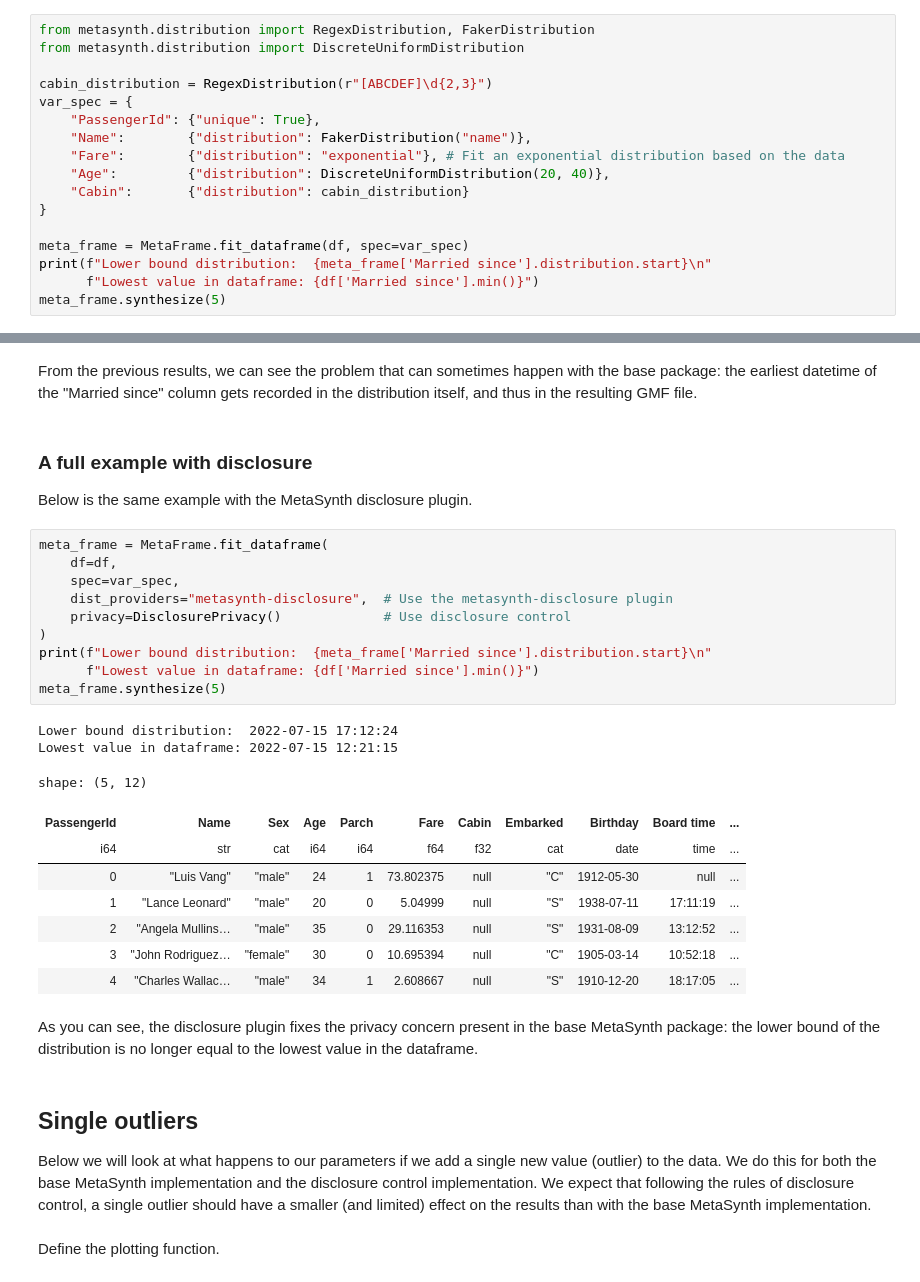
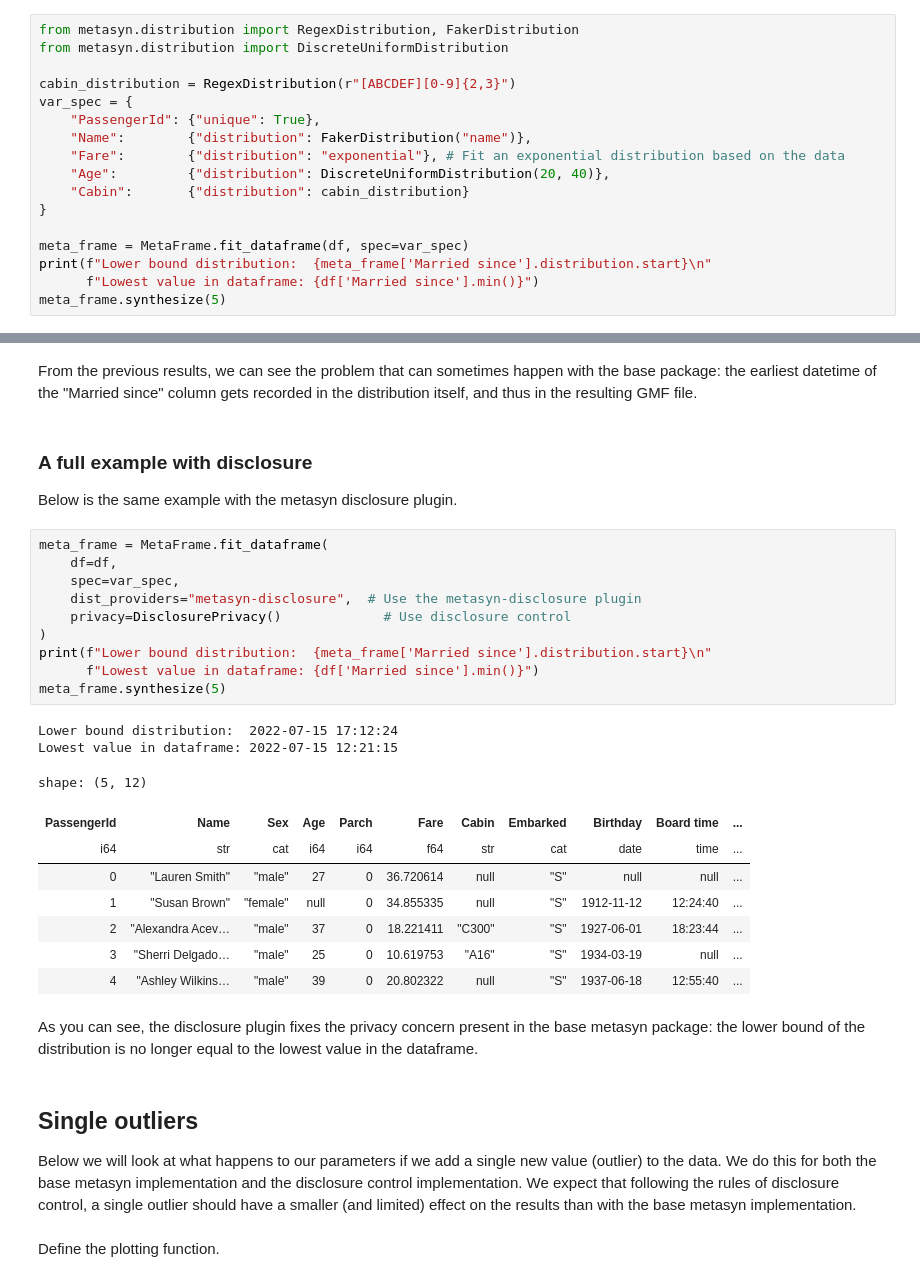
Before and after one commit to sodascience/metasyn-disclosure-control, a Jupyter notebook: examples/tutorial.ipynb, the cells around one changed output, grey strips where cells are left out. Cells and saved outputs as stored; diff of their text form.

```diff
--- a/examples/tutorial.ipynb
+++ b/examples/tutorial.ipynb
@@ -46,8 +46,8 @@ Below we have the synthesis that uses the base MetaSynth package so that we can
 # %%
-from metasynth.distribution import RegexDistribution, FakerDistribution
-from metasynth.distribution import DiscreteUniformDistribution
+from metasyn.distribution import RegexDistribution, FakerDistribution
+from metasyn.distribution import DiscreteUniformDistribution
 
-cabin_distribution = RegexDistribution(r"[ABCDEF]\d{2,3}")
+cabin_distribution = RegexDistribution(r"[ABCDEF][0-9]{2,3}")
 var_spec = {
     "PassengerId": {"unique": True},
     "Name":        {"distribution": FakerDistribution("name")},
@@ -76,34 +76,34 @@ From the previous results, we can see the problem that can sometimes happen with
 # %% [markdown]
 ### A full example with disclosure
 
-Below is the same example with the MetaSynth disclosure plugin.
+Below is the same example with the metasyn disclosure plugin.
 # %%
 meta_frame = MetaFrame.fit_dataframe(
     df=df,
     spec=var_spec,
-    dist_providers="metasynth-disclosure",  # Use the metasynth-disclosure plugin
+    dist_providers="metasyn-disclosure",  # Use the metasyn-disclosure plugin
     privacy=DisclosurePrivacy()             # Use disclosure control
 )
 print(f"Lower bound distribution:  {meta_frame['Married since'].distribution.start}\n"
       f"Lowest value in dataframe: {df['Married since'].min()}")
 meta_frame.synthesize(5)
 # %% [output]
 Lower bound distribution:  2022-07-15 17:12:24
 Lowest value in dataframe: 2022-07-15 12:21:15
 shape: (5, 12)
 | PassengerId | Name | Sex | Age | Parch | Fare | Cabin | Embarked | Birthday | Board time | ... |
-| i64 | str | cat | i64 | i64 | f64 | f32 | cat | date | time | ... |
-| 0 | "Luis Vang" | "male" | 24 | 1 | 73.802375 | null | "C" | 1912-05-30 | null | ... |
-| 1 | "Lance Leonard" | "male" | 20 | 0 | 5.04999 | null | "S" | 1938-07-11 | 17:11:19 | ... |
-| 2 | "Angela Mullins… | "male" | 35 | 0 | 29.116353 | null | "S" | 1931-08-09 | 13:12:52 | ... |
-| 3 | "John Rodriguez… | "female" | 30 | 0 | 10.695394 | null | "C" | 1905-03-14 | 10:52:18 | ... |
-| 4 | "Charles Wallac… | "male" | 34 | 1 | 2.608667 | null | "S" | 1910-12-20 | 18:17:05 | ... |
+| i64 | str | cat | i64 | i64 | f64 | str | cat | date | time | ... |
+| 0 | "Lauren Smith" | "male" | 27 | 0 | 36.720614 | null | "S" | null | null | ... |
+| 1 | "Susan Brown" | "female" | null | 0 | 34.855335 | null | "S" | 1912-11-12 | 12:24:40 | ... |
+| 2 | "Alexandra Acev… | "male" | 37 | 0 | 18.221411 | "C300" | "S" | 1927-06-01 | 18:23:44 | ... |
+| 3 | "Sherri Delgado… | "male" | 25 | 0 | 10.619753 | "A16" | "S" | 1934-03-19 | null | ... |
+| 4 | "Ashley Wilkins… | "male" | 39 | 0 | 20.802322 | null | "S" | 1937-06-18 | 12:55:40 | ... |
 # %% [markdown]
-As you can see, the disclosure plugin fixes the privacy concern present in the base MetaSynth package: the lower bound of the distribution is no longer equal to the lowest value in the dataframe.
+As you can see, the disclosure plugin fixes the privacy concern present in the base metasyn package: the lower bound of the distribution is no longer equal to the lowest value in the dataframe.
 # %% [markdown]
 ## Single outliers
 
-Below we will look at what happens to our parameters if we add a single new value (outlier) to the data. We do this for both the base MetaSynth implementation and the disclosure control implementation. We expect that following the rules of disclosure control, a single outlier should have a smaller (and limited) effect on the results than with the base MetaSynth implementation.
+Below we will look at what happens to our parameters if we add a single new value (outlier) to the data. We do this for both the base metasyn implementation and the disclosure control implementation. We expect that following the rules of disclosure control, a single outlier should have a smaller (and limited) effect on the results than with the base metasyn implementation.
 # %% [markdown]
 Define the plotting function.
 # %%
```
Also changed, not shown: parts of 7 cells of this notebook, 21 other files.
